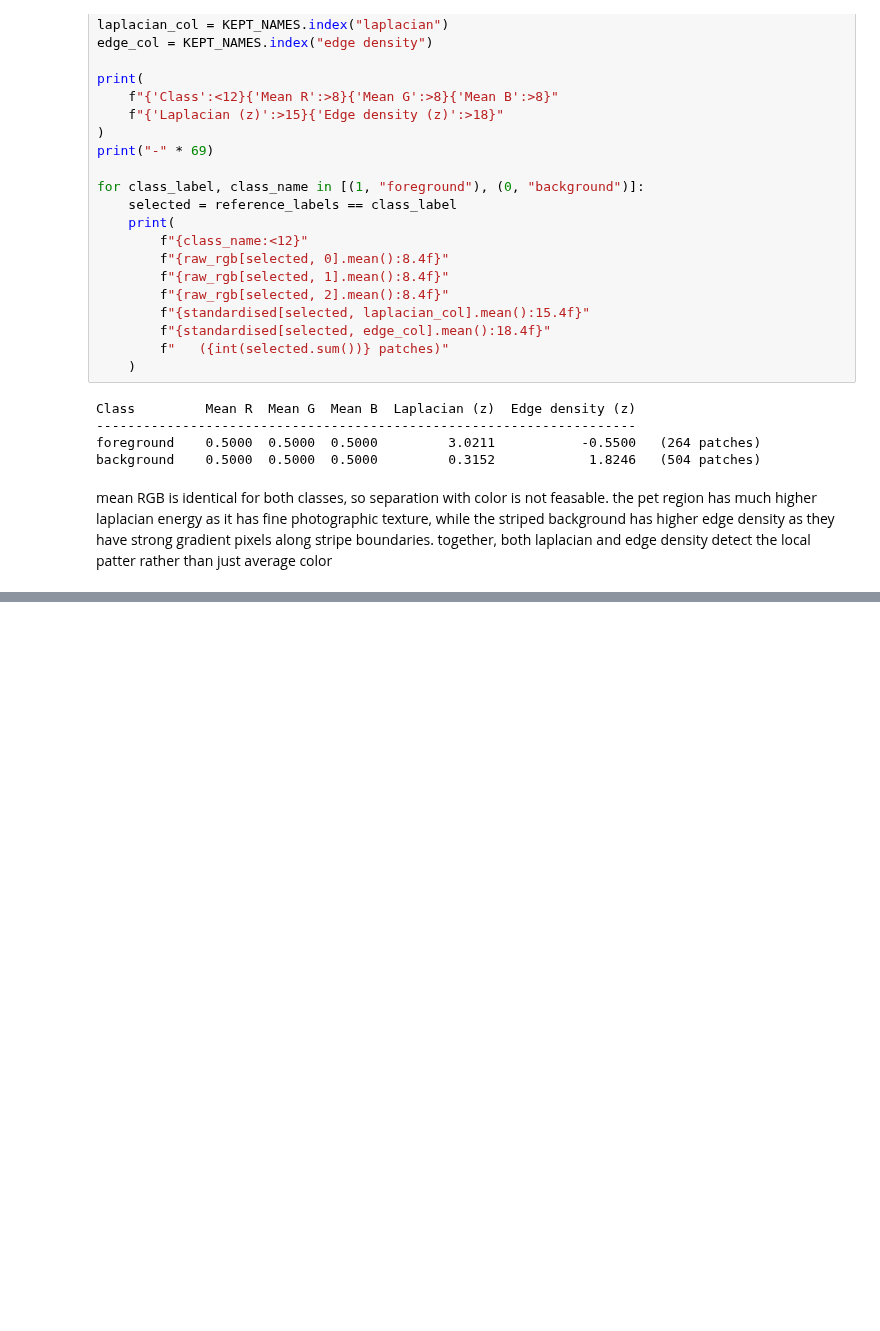
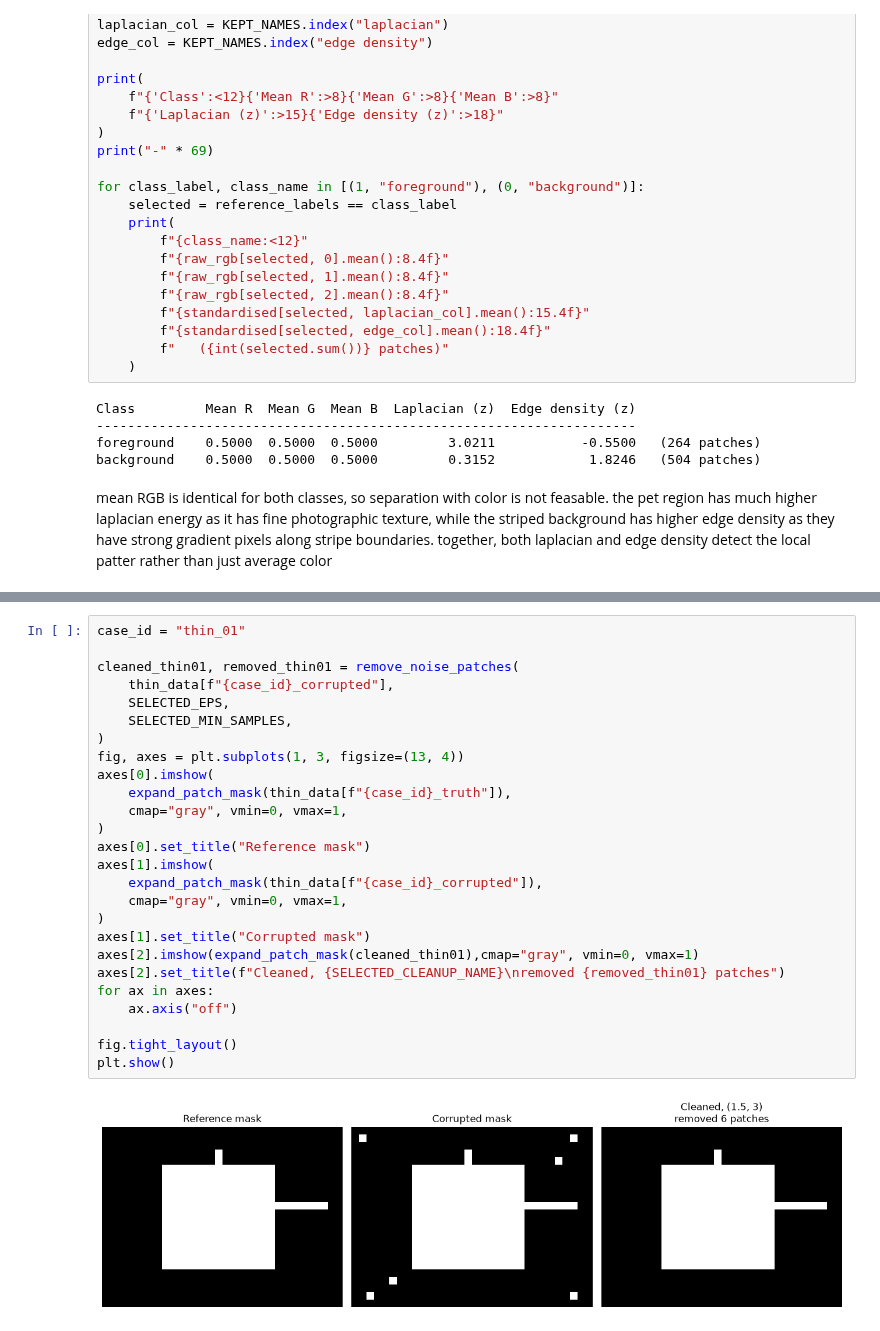
Before and after one commit to suryamanoj4/SMAI-A4, a Jupyter notebook: clustering.ipynb, the cells around one changed output, grey strips where cells are left out. Drawn from its saved outputs; the diff is of its cells as text; blank space fills up the shorter version.

```diff
--- a/clustering.ipynb
+++ b/clustering.ipynb
@@ -550,0 +1021,28 @@ mean RGB is identical for both classes, so separation with color is not feasable
+# %%
+case_id = "thin_01"
+
+cleaned_thin01, removed_thin01 = remove_noise_patches(
+    thin_data[f"{case_id}_corrupted"],
+    SELECTED_EPS,
+    SELECTED_MIN_SAMPLES,
+)
+fig, axes = plt.subplots(1, 3, figsize=(13, 4))
+axes[0].imshow(
+    expand_patch_mask(thin_data[f"{case_id}_truth"]),
+    cmap="gray", vmin=0, vmax=1,
+)
+axes[0].set_title("Reference mask")
+axes[1].imshow(
+    expand_patch_mask(thin_data[f"{case_id}_corrupted"]),
+    cmap="gray", vmin=0, vmax=1,
+)
+axes[1].set_title("Corrupted mask")
+axes[2].imshow(expand_patch_mask(cleaned_thin01),cmap="gray", vmin=0, vmax=1)
+axes[2].set_title(f"Cleaned, {SELECTED_CLEANUP_NAME}\nremoved {removed_thin01} patches")
+for ax in axes:
+    ax.axis("off")
+
+fig.tight_layout()
+plt.show()
+# %% [output]
+[figure, added]
```
Also changed, not shown: parts of 12 cells of this notebook.
